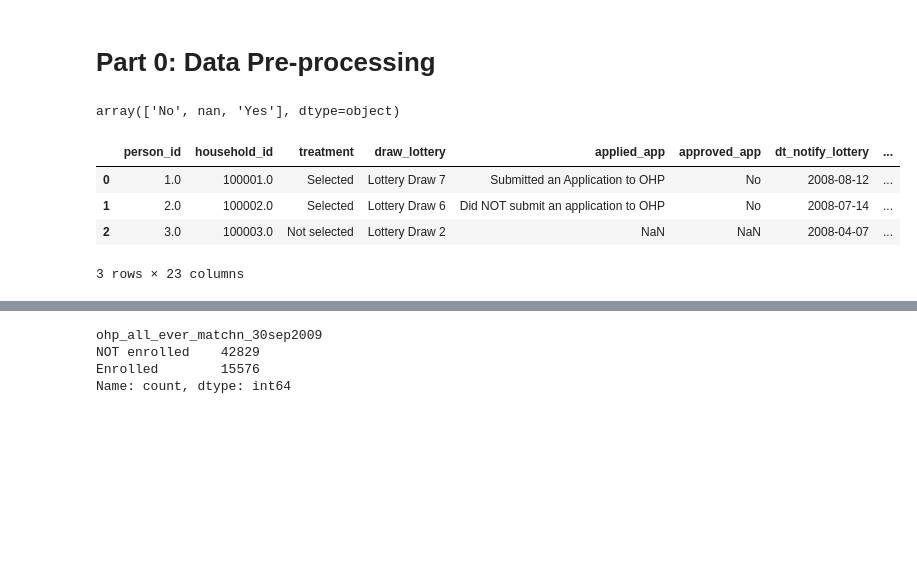
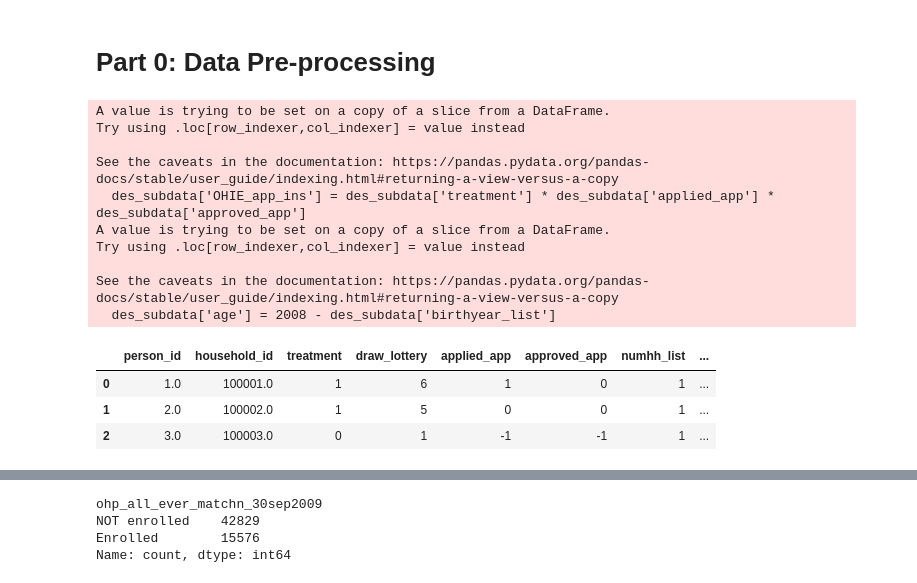
Before and after one commit to Yasmineouattara/ML_for_Econ_Final_Project, a Jupyter notebook: Data12m_NA_experiment_Donna.ipynb, the cells around one changed output, grey strips where cells are left out. Drawn from its saved outputs; the diff is of its cells as text; code cells hidden in the pictures; blank space fills up the shorter version.

```diff
--- a/Data12m_NA_experiment_Donna.ipynb
+++ b/Data12m_NA_experiment_Donna.ipynb
@@ -10,36 +10,41 @@ import statsmodels.api as sm
 # %%
 # load data here
 # may not use everything, reading just in case
-file_path = 'OHIE/'
-des_data = pd.read_csv(file_path+'OHIE_descriptive_vars.csv')
-state_data = pd.read_csv(file_path+'OHIE_stateprograms_vars.csv')
-s0m_data = pd.read_csv(file_path+'OHIE_survey0m_vars.csv')
-s6m_data = pd.read_csv(file_path+'OHIE_survey6m_vars.csv')
-s12m_data = pd.read_csv(file_path+'OHIE_survey12m_vars.csv')
-ips_data = pd.read_csv(file_path+'OHIE_inperson_vars.csv')
-ed_data = pd.read_csv(file_path+'OHIE_ed_vars.csv')
-pat_data = pd.read_csv(file_path+'OHIE_patterns_vars.csv')
+# thanks to Tim's notebook - able to simplify the code by a lot!
+file_path = 'OHIE_dta/'
+des_data = pd.read_stata(file_path+'oregonhie_descriptive_vars.dta')
+state_data = pd.read_stata(file_path+'oregonhie_stateprograms_vars.dta')
+s0m_data = pd.read_stata(file_path+'oregonhie_survey0m_vars.dta')
+s6m_data = pd.read_stata(file_path+'oregonhie_survey6m_vars.dta')
+s12m_data = pd.read_stata(file_path+'oregonhie_survey12m_vars.dta')
+ips_data = pd.read_stata(file_path+'oregonhie_inperson_vars.dta')
+ed_data = pd.read_stata(file_path+'oregonhie_ed_vars.dta')
+pat_data = pd.read_stata(file_path+'oregonhie_patterns_vars.dta')
 # %%
-# potentially all useful covariates
-des_vars = ['person_id', 'household_id', 'treatment', 'draw_lottery', 'applied_app', 'approved_app',
-            'dt_notify_lottery', 'dt_retro_coverage', 'numhh_list', 'birthyear_list', 'have_phone_list', 'english_list',
-            'female_list', 'first_day_list', 'last_day_list', 'pobox_list', 'self_list', 'week_list', 'zip_msa_list']
-des_subdata = pd.DataFrame(des_data[des_vars])
-des_subdata['approved_app'].unique()
-#des_subdata[:5]
+des_data = des_data.apply(lambda x: x.cat.codes if x.dtype.name == 'category' else x)
+#des_data.replace(-1, np.nan, inplace=True)
+des_subdata = des_data[['person_id', 'household_id', 'treatment', 'draw_lottery', 'applied_app', 'approved_app',
+                        'numhh_list', 'birthyear_list', 'have_phone_list', 'english_list', 'female_list',
+                        'first_day_list', 'last_day_list', 'pobox_list', 'self_list', 'week_list', 'zip_msa_list']]
+des_subdata.loc[:,"numhh_list"] = des_subdata["numhh_list"] + 1
-# %% [output]
-array(['No', nan, 'Yes'], dtype=object)
 # %%
-des_subdata['treatment_indc'] = (des_subdata['treatment'] == 'Selected').astype(int)
-des_subdata['applied_app_indc'] = (des_subdata['applied_app'] == 'Submitted an Application to OHP').astype(int)
-des_subdata['approved_app_indc'] = (des_subdata['approved_app'] == 'Yes').astype(int)
-des_subdata['OHIE_app_ins'] = des_subdata['treatment_indc'] * des_subdata['applied_app_indc'] * des_subdata['approved_app_indc']
+des_subdata['OHIE_app_ins'] = des_subdata['treatment'] * des_subdata['applied_app'] * des_subdata['approved_app']
+des_subdata['age'] = 2008 - des_subdata['birthyear_list']
 des_subdata[:3]
 # this is my very dumb approach to keep track of who got insurance through the lottery
 # may not be useful, but it is here
 # %% [output]
+A value is trying to be set on a copy of a slice from a DataFrame.
+Try using .loc[row_indexer,col_indexer] = value instead
+
+See the caveats in the documentation: https://pandas.pydata.org/pandas-docs/stable/user_guide/indexing.html#returning-a-view-versus-a-copy
+  des_subdata['OHIE_app_ins'] = des_subdata['treatment'] * des_subdata['applied_app'] * des_subdata['approved_app']
+A value is trying to be set on a copy of a slice from a DataFrame.
+Try using .loc[row_indexer,col_indexer] = value instead
+
+See the caveats in the documentation: https://pandas.pydata.org/pandas-docs/stable/user_guide/indexing.html#returning-a-view-versus-a-copy
+  des_subdata['age'] = 2008 - des_subdata['birthyear_list']
-|  | person_id | household_id | treatment | draw_lottery | applied_app | approved_app | dt_notify_lottery | ... |
-| 0 | 1.0 | 100001.0 | Selected | Lottery Draw 7 | Submitted an Application to OHP | No | 2008-08-12 | ... |
-| 1 | 2.0 | 100002.0 | Selected | Lottery Draw 6 | Did NOT submit an application to OHP | No | 2008-07-14 | ... |
-| 2 | 3.0 | 100003.0 | Not selected | Lottery Draw 2 | NaN | NaN | 2008-04-07 | ... |
+|  | person_id | household_id | treatment | draw_lottery | applied_app | approved_app | numhh_list | ... |
+| 0 | 1.0 | 100001.0 | 1 | 6 | 1 | 0 | 1 | ... |
+| 1 | 2.0 | 100002.0 | 1 | 5 | 0 | 0 | 1 | ... |
+| 2 | 3.0 | 100003.0 | 0 | 1 | -1 | -1 | 1 | ... |
-3 rows × 23 columns
```
Also changed, not shown: parts of 165 cells of this notebook.
